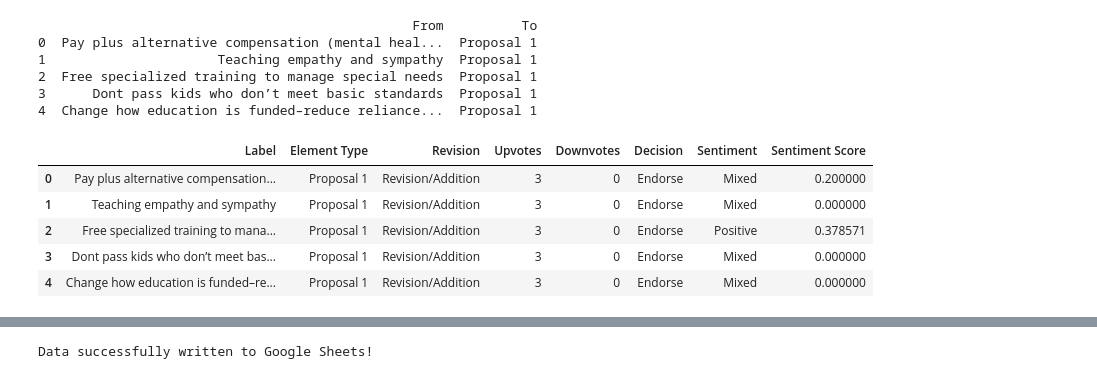
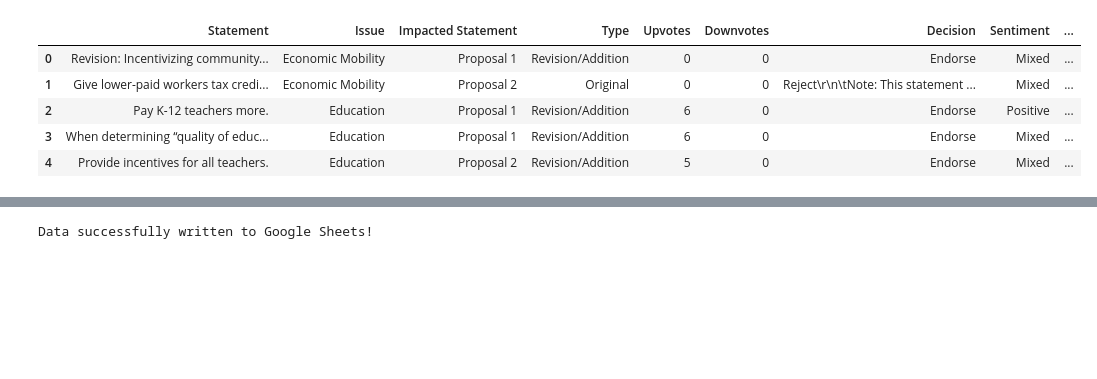
Before and after one commit to aaddira/Pipeline-for-Parsing-and-Analyzing-Google-Documents-Text, a Jupyter notebook: Google_Doc_Live_Analysis.ipynb, the cells around one changed output, grey strips where cells are left out. Cells and saved outputs as stored; diff of their text form; code cells hidden in the pictures; blank space fills up the shorter version.

```diff
--- a/Google_Doc_Live_Analysis.ipynb
+++ b/Google_Doc_Live_Analysis.ipynb
@@ -137 +216,11 @@ df = pd.DataFrame(proposals_data)
+# %%
+### Applying the renaming for our specific Grand Bargain use case ###
+
+new_issue_names = [
+    'Economic Mobility',
+    'Education',
+    'Healthcare',
+    ]
+
+df = rename_issues(df, 'Issue', new_issue_names)
 # %%
@@ -161,2 +237,0 @@ df['Statement'][6]
-# %%
-df.loc[df['Decision'] == 'Revise: write a new one!', 'Decision'] = 'Revise'
@@ -206,20 +287,34 @@ If you are in a Jupyter or Colab notebook, you may need to restart Python in
 order to load all the package's dependencies. You can do this by selecting the
 'Restart kernel' or 'Restart runtime' option.
 # %%
+### Highly contextual -> We will catrgorize policy proposals by whether
+# they were in the original proposals, or revised on the Google doc by participants ###
+
+# Add a temporary column to store the original row order
+df['Original Order'] = range(len(df))
+
 filtered_rows = []
-for proposal, group in df.groupby('Impacted Statement'):
+
+# Group by both 'Issue' and 'Impacted Statement'
+for (issue, proposal), group in df.groupby(['Issue', 'Impacted Statement']):
     if (group['Decision'] == "Endorse").any():  # Check if any row has 'Endorse'
         # Keep all rows with 'Endorse'
         filtered_rows.append(group[group['Decision'] == "Endorse"])
     else:
         # Keep only the 'Original' row
-        filtered_rows.append(group[group['Statement Type'] == "Original"])
+        original_statement = group[group['Statement Type'] == "Original"]
+        if not original_statement.empty:
+            filtered_rows.append(original_statement)
 
 # Combine the filtered groups into a single DataFrame
 df = pd.concat(filtered_rows)
 
+# Sort by the original order and drop the temporary column
+df.sort_values('Original Order', inplace=True)
+df.drop(columns=['Original Order'], inplace=True)
+
 # Reset index for clarity
 df.reset_index(drop=True, inplace=True)
 
-df.head()
+df.head(30)
 # %% [output]
@@ -263,40 +377,26 @@ Requirement already satisfied: certifi>=2017.4.17 in /usr/local/lib/python3.10/d
-# %%
-df_edges = pd.DataFrame({
-    "From": df["Statement"],  # The original statements
-    "To": df["Impacted Statement"],        # The assigned topic clusters
-})
-
-# Display the new DataFrame
-print(df_edges.head())
-# %% [output]
-                                                From          To
-0  Pay plus alternative compensation (mental heal...  Proposal 1
-1                      Teaching empathy and sympathy  Proposal 1
-2  Free specialized training to manage special needs  Proposal 1
-3      Dont pass kids who don’t meet basic standards  Proposal 1
-4  Change how education is funded–reduce reliance...  Proposal 1
 # %%
-# Assuming 'final_df' is the DataFrame created earlier with columns "Statement", "Topic", and "Probability"
+### Creating a copy of the data to feed it into the spreadsheet with more intuitive columns ###
 
 # Create a copy of the DataFrame with the specified columns
 df_elements = pd.DataFrame({
-    "Label": df["Statement"],  # The original statements
-    "Element Type": df["Impacted Statement"],        # The assigned topic clusters
-    "Revision": df["Statement Type"],
+    "Statement": df["Statement"],  # The original statements
+    "Issue": df["Issue"],  # The original statements
+    "Impacted Statement": df["Impacted Statement"],        # The assigned topic clusters
+    "Type": df["Statement Type"],
     "Upvotes": df["Support Votes"],
     "Downvotes": df["Don’t Support Votes"],
     "Decision": df["Decision"],
     "Sentiment": df["Sentiment"],
     "Sentiment Score": df["Sentiment Score"]
 })
 
 # Display the new DataFrame
 df_elements.head()
 # %% [output]
-|  | Label | Element Type | Revision | Upvotes | Downvotes | Decision | Sentiment | Sentiment Score |
-| 0 | Pay plus alternative compensation... | Proposal 1 | Revision/Addition | 3 | 0 | Endorse | Mixed | 0.200000 |
-| 1 | Teaching empathy and sympathy | Proposal 1 | Revision/Addition | 3 | 0 | Endorse | Mixed | 0.000000 |
-| 2 | Free specialized training to mana... | Proposal 1 | Revision/Addition | 3 | 0 | Endorse | Positive | 0.378571 |
-| 3 | Dont pass kids who don’t meet bas... | Proposal 1 | Revision/Addition | 3 | 0 | Endorse | Mixed | 0.000000 |
-| 4 | Change how education is funded–re... | Proposal 1 | Revision/Addition | 3 | 0 | Endorse | Mixed | 0.000000 |
+|  | Statement | Issue | Impacted Statement | Type | Upvotes | Downvotes | Decision | Sentiment | ... |
+| 0 | Revision: Incentivizing community... | Economic Mobility | Proposal 1 | Revision/Addition | 0 | 0 | Endorse | Mixed | ... |
+| 1 | Give lower-paid workers tax credi... | Economic Mobility | Proposal 2 | Original | 0 | 0 | Reject\r\n\tNote: This statement ... | Mixed | ... |
+| 2 | Pay K-12 teachers more. | Education | Proposal 1 | Revision/Addition | 6 | 0 | Endorse | Positive | ... |
+| 3 | When determining “quality of educ... | Education | Proposal 1 | Revision/Addition | 6 | 0 | Endorse | Mixed | ... |
+| 4 | Provide incentives for all teachers. | Education | Proposal 2 | Revision/Addition | 5 | 0 | Endorse | Mixed | ... |
 # %%
```
Also changed, not shown: parts of 22 cells of this notebook.
